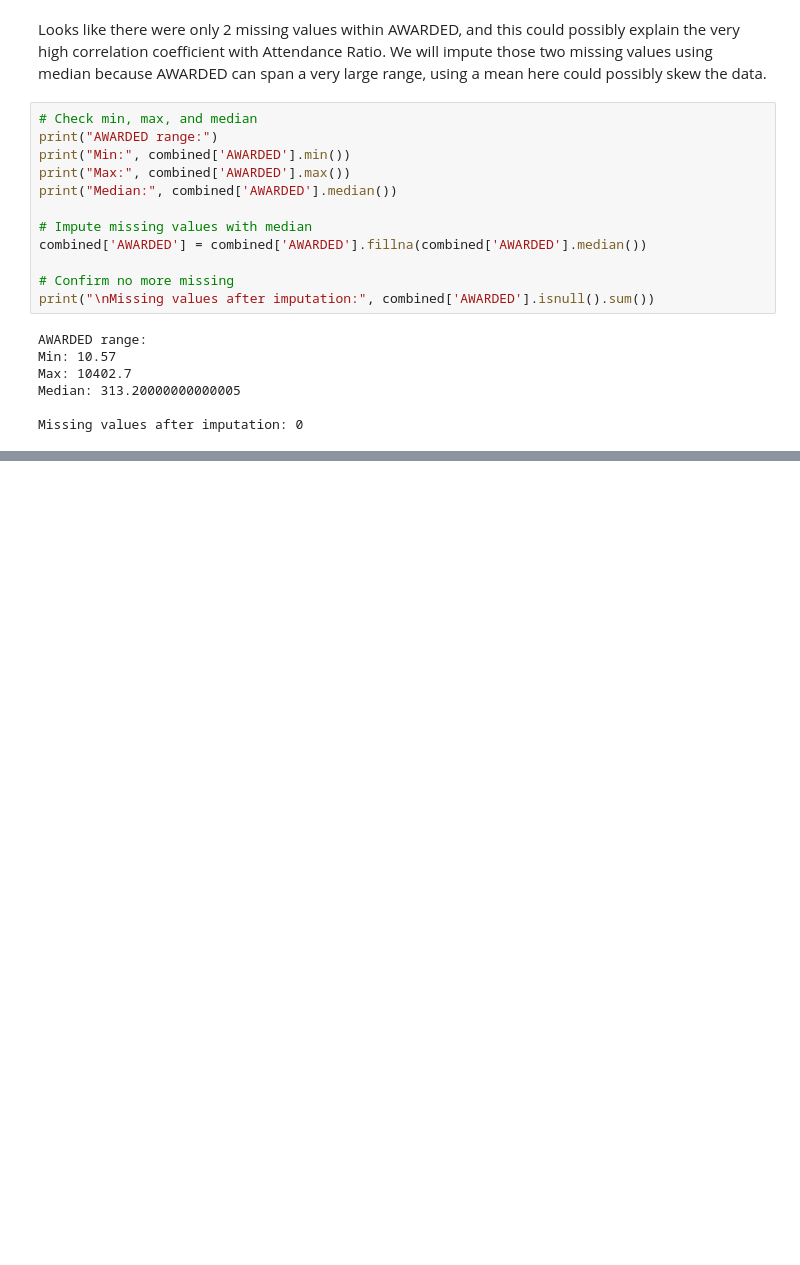
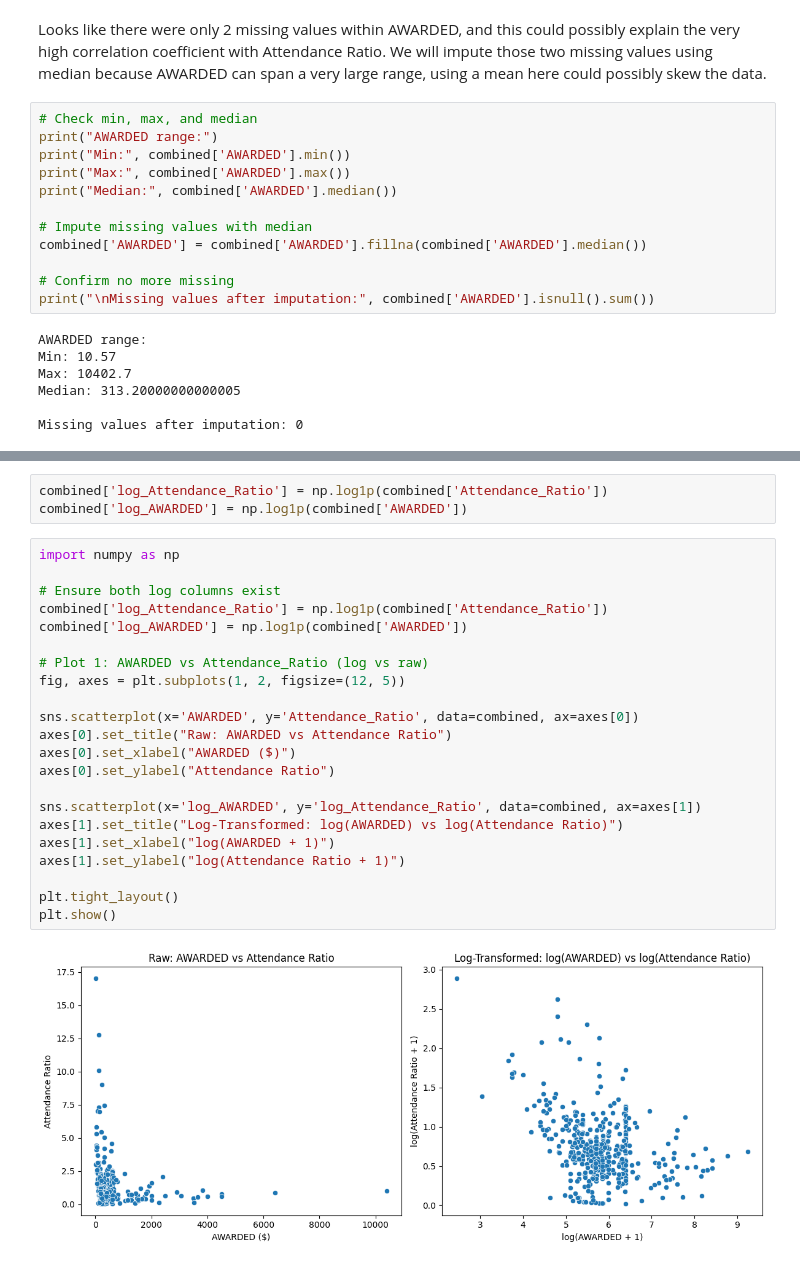
Before and after one commit to jyeh2/COGS109_Final, a Jupyter notebook: imputationandeda.ipynb, the cells around one changed output, grey strips where cells are left out. Saved outputs shown, nothing was run; the diff lists cells and outputs as text; blank space fills up the shorter version.

```diff
--- a/imputationandeda.ipynb
+++ b/imputationandeda.ipynb
@@ -63,0 +105,27 @@ Name: count, dtype: int64
+# %%
+combined['log_Attendance_Ratio'] = np.log1p(combined['Attendance_Ratio'])
+combined['log_AWARDED'] = np.log1p(combined['AWARDED'])
+# %%
+import numpy as np
+
+# Ensure both log columns exist
+combined['log_Attendance_Ratio'] = np.log1p(combined['Attendance_Ratio'])
+combined['log_AWARDED'] = np.log1p(combined['AWARDED'])
+
+# Plot 1: AWARDED vs Attendance_Ratio (log vs raw)
+fig, axes = plt.subplots(1, 2, figsize=(12, 5))
+
+sns.scatterplot(x='AWARDED', y='Attendance_Ratio', data=combined, ax=axes[0])
+axes[0].set_title("Raw: AWARDED vs Attendance Ratio")
+axes[0].set_xlabel("AWARDED ($)")
+axes[0].set_ylabel("Attendance Ratio")
+
+sns.scatterplot(x='log_AWARDED', y='log_Attendance_Ratio', data=combined, ax=axes[1])
+axes[1].set_title("Log-Transformed: log(AWARDED) vs log(Attendance Ratio)")
+axes[1].set_xlabel("log(AWARDED + 1)")
+axes[1].set_ylabel("log(Attendance Ratio + 1)")
+
+plt.tight_layout()
+plt.show()
+# %% [output]
+[figure, added]
```
Also changed, not shown: parts of 11 cells of this notebook.
